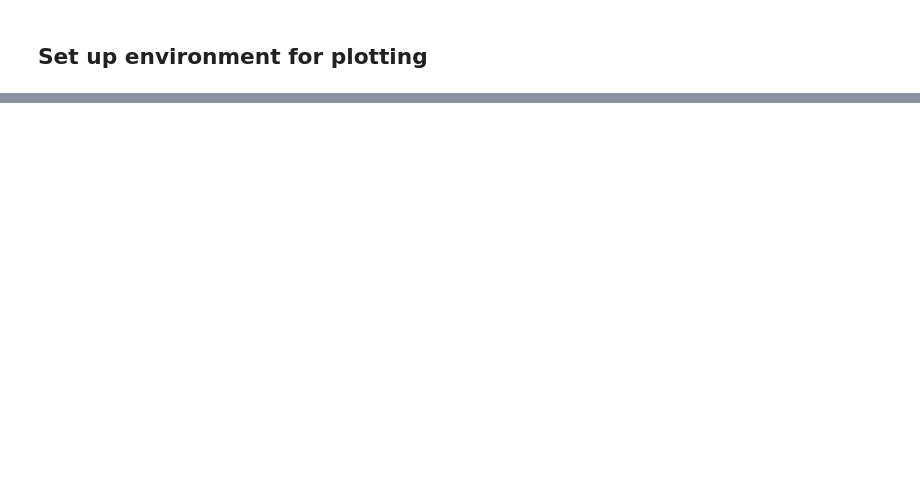
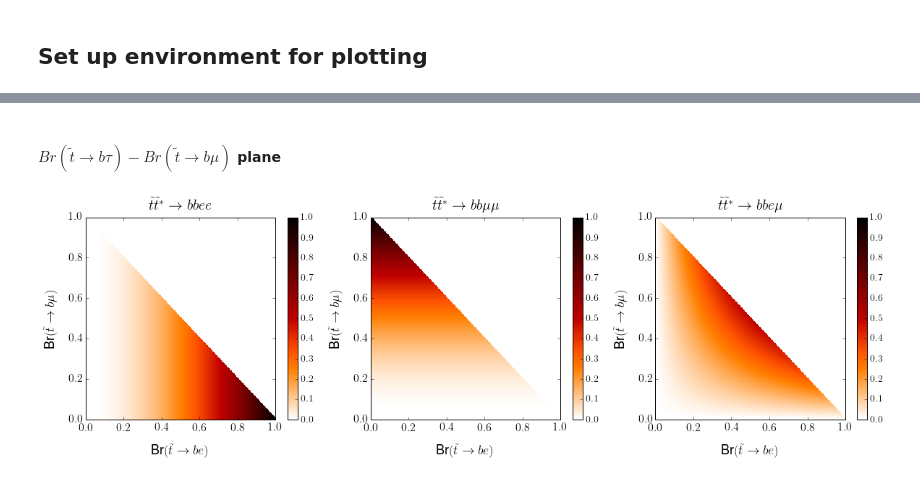
Before and after one commit to bdjackson/BMinusLSmallStudies, a Jupyter notebook: ScaleFlavorChannels/ScaleFlavorChannels.ipynb, the cells around one changed output, grey strips where cells are left out. Drawn from its saved outputs; the diff is of its cells as text; code cells hidden in the pictures; blank space fills up the shorter version.

```diff
--- a/ScaleFlavorChannels/ScaleFlavorChannels.ipynb
+++ b/ScaleFlavorChannels/ScaleFlavorChannels.ipynb
@@ -208,0 +236,19 @@ fig.savefig('scale_factors.pdf', bbox_inches='tight', format='pdf')
+# %% [markdown]
+#### $Br(\tilde{t} \rightarrow b\tau)-Br(\tilde{t} \rightarrow b\mu)$ plane
+# %%
+title_list_xe_ym = ['$\\tilde{t}\\tilde{t}^{*} \\rightarrow bbee$',
+                    '$\\tilde{t}\\tilde{t}^{*} \\rightarrow bb\mu\mu$',
+                    '$\\tilde{t}\\tilde{t}^{*} \\rightarrow bbe\mu$']
+
+fig_bf_xe_ym, axes_bf_xe_ym = drawBranchingRatioPlane(x_grid = x_bf_xe_ym,
+                                                      y_grid = y_bf_xe_ym,
+                                                      z_grid_list = [z_bf_xe_ym_ee,
+                                                                     z_bf_xe_ym_mm,
+                                                                     z_bf_xe_ym_em],
+                                                      title_list = title_list_xe_ym,
+                                                      xlabel = 'Br$(\\tilde{t} \\rightarrow be)$',
+                                                      ylabel = 'Br$(\\tilde{t} \\rightarrow b\mu)$',
+                                                      vmin = 0,
+                                                      vmax = 1.)
+# %% [output]
+[figure, added]
```
Also changed, not shown: parts of 56 cells of this notebook.
